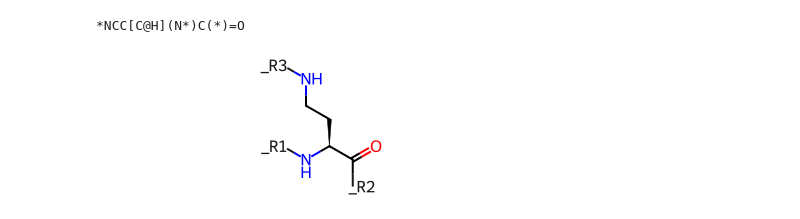
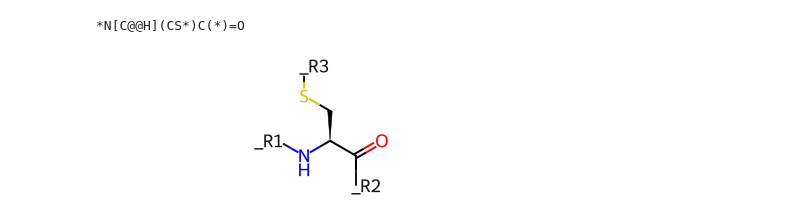
Before and after one commit to molecule-generator-collection/ChemTSv3, a Jupyter notebook: sandbox/helm_conversion.ipynb, the cells around one changed output. Drawn from its saved outputs; the diff is of its cells as text; code cells hidden in the pictures.

Commit message:
Add check_monomer()

```diff
--- a/sandbox/helm_conversion.ipynb
+++ b/sandbox/helm_conversion.ipynb
@@ -52,12 +55,10 @@ CC(C)C[C@@H](C(=O)N[C@@H](CCSC)C(=O)C(=O)C1CCC(CC1)CN2C(=O)CC([H])C2=O)NP(=O)(O)
-# %%
-# helm = "CHEM1{[SMCC]}$$$$"
-helm = "PEPTIDE1{[Dab]}$$$$"
-mol = converter._convert(helm, close=False)
-print(Chem.MolToSmiles(mol))
-mol
-# %% [output]
-*NCC[C@H](N*)C(*)=O
-[figure, removed]
+# %%
+mol = converter.check_monomer("C", "PEPTIDE")
+print(Chem.MolToSmiles(mol))
+mol
+# %% [output]
+*N[C@@H](CS*)C(*)=O
+[figure, added]
 # %%
 #test converter
 
```
Also changed, not shown: parts of 4 cells of this notebook, 1 other file.
